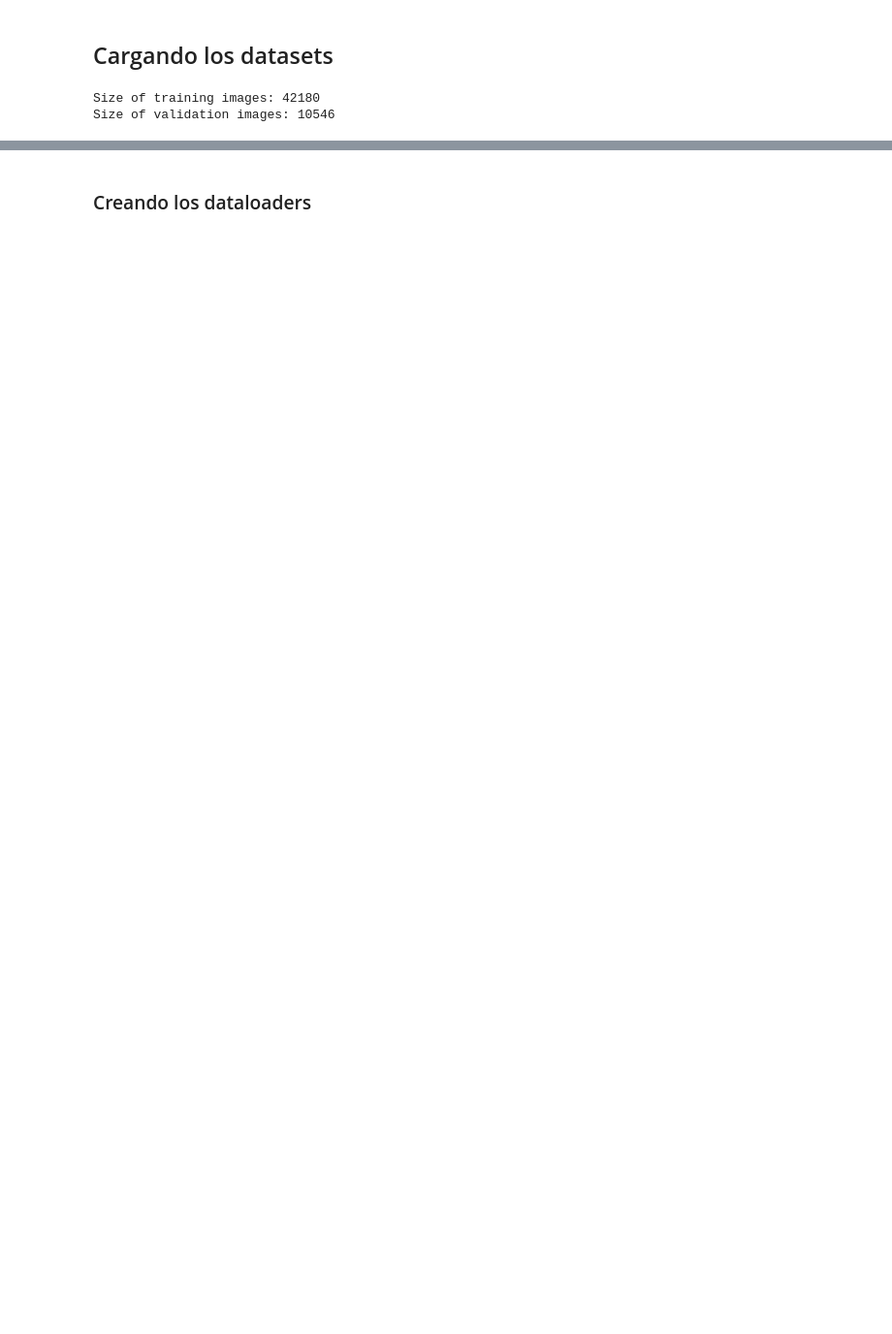
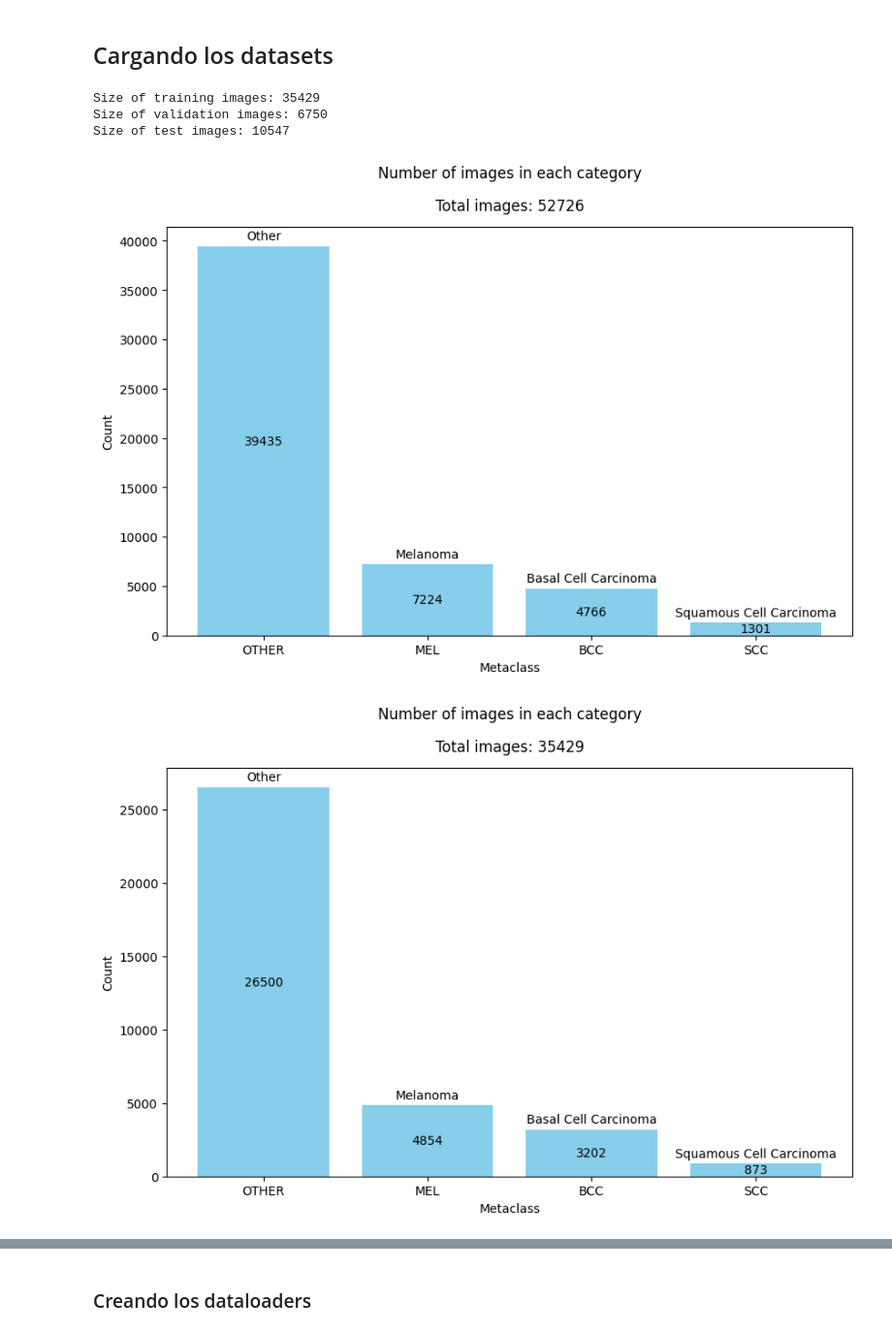
Before and after one commit to sosacode20/derma-deep-learning, a Jupyter notebook: training_notebook.ipynb, the cells around one changed output, grey strips where cells are left out. Shown at 97% size. Drawn from its saved outputs; the diff is of its cells as text; code cells hidden in the pictures; blank space fills up the shorter version.

```diff
--- a/training_notebook.ipynb
+++ b/training_notebook.ipynb
@@ -7,23 +7,30 @@ import pandas as pd
 
 def get_dataset_image_root() -> Path:
     """Returns the path to the root of the classification dataset"""
-    return Path("./images/classification//")
+    return Path("./images/classification/")
 
 def get_classification_csv_path() -> Path:
     """Returns the path to the csv file containing the information about the images
     and their classifications"""
     return Path("./datasets/csv_files/clean_classification_dataset.csv")
 # %%
-from sklearn.model_selection import train_test_split
+# from sklearn.model_selection import train_test_split
+from utils.splitters import train_test_split_for_unbalanced_dataframes
+
 
 all_images_df = pd.read_csv(get_classification_csv_path())
-train_files, val_files = train_test_split(all_images_df, test_size=0.2, random_state=42)
+# train_files, val_files = train_test_split(all_images_df, test_size=0.2, random_state=42)
+train_files, test_files = train_test_split_for_unbalanced_dataframes(all_images_df, test_percentage=0.2, column_name="metaclass", seed=35)
+
+train_files, val_files = train_test_split_for_unbalanced_dataframes(train_files, test_percentage=0.16, column_name="metaclass", seed=35)
 
 print(f"Size of training images: {len(train_files)}")
 print(f"Size of validation images: {len(val_files)}")
+print(f"Size of test images: {len(test_files)}")
 # %% [output]
-Size of training images: 42180
-Size of validation images: 10546
+Size of training images: 35429
+Size of validation images: 6750
+Size of test images: 10547
 # %%
 from preprocessing.dataset_transforms import (
     get_classification_train_transforms_v2,
@@ -34,6 +41,12 @@ train_transform = get_classification_train_transforms_v2(
     image_size=(224, 224), dull_razor_probability=0.5
 )
 val_transform = get_classification_evaluation_transform_v2()
+
+all_dataset = DermaClassificationDataset(
+    root_img_folder=get_dataset_image_root(),
+    image_dataframe=all_images_df,
+    transform=None,
+)
 
 train_dataset = DermaClassificationDataset(
     root_img_folder=get_dataset_image_root(),
@@ -46,3 +59,17 @@ val_dataset = DermaClassificationDataset(
     image_dataframe=val_files,
     transform=val_transform,
 )
+
+test_dataset = DermaClassificationDataset(
+    root_img_folder=get_dataset_image_root(),
+    image_dataframe=test_files,
+    transform=val_transform
+)
+# %%
+all_dataset.plot_class_distribution()
+train_dataset.plot_class_distribution()
+val_dataset.plot_class_distribution()
+test_dataset.plot_class_distribution()
+# %% [output]
+[figure, added]
+[figure, added]
```
Also changed, not shown: parts of 44 cells of this notebook, 13 other files.
